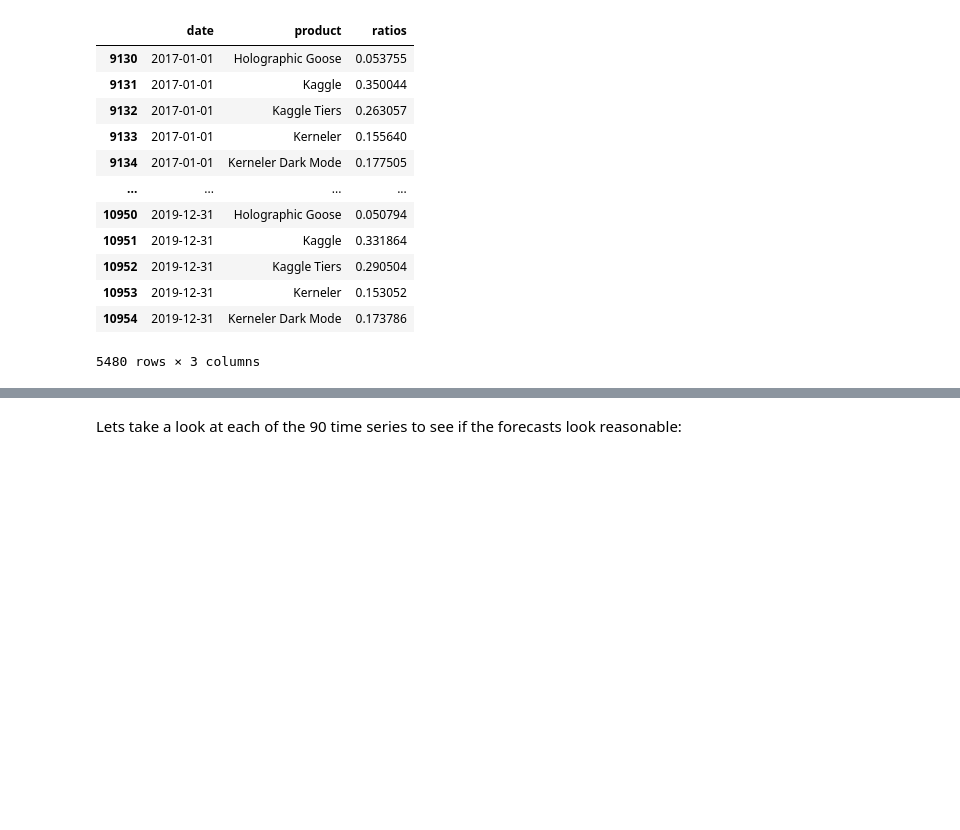
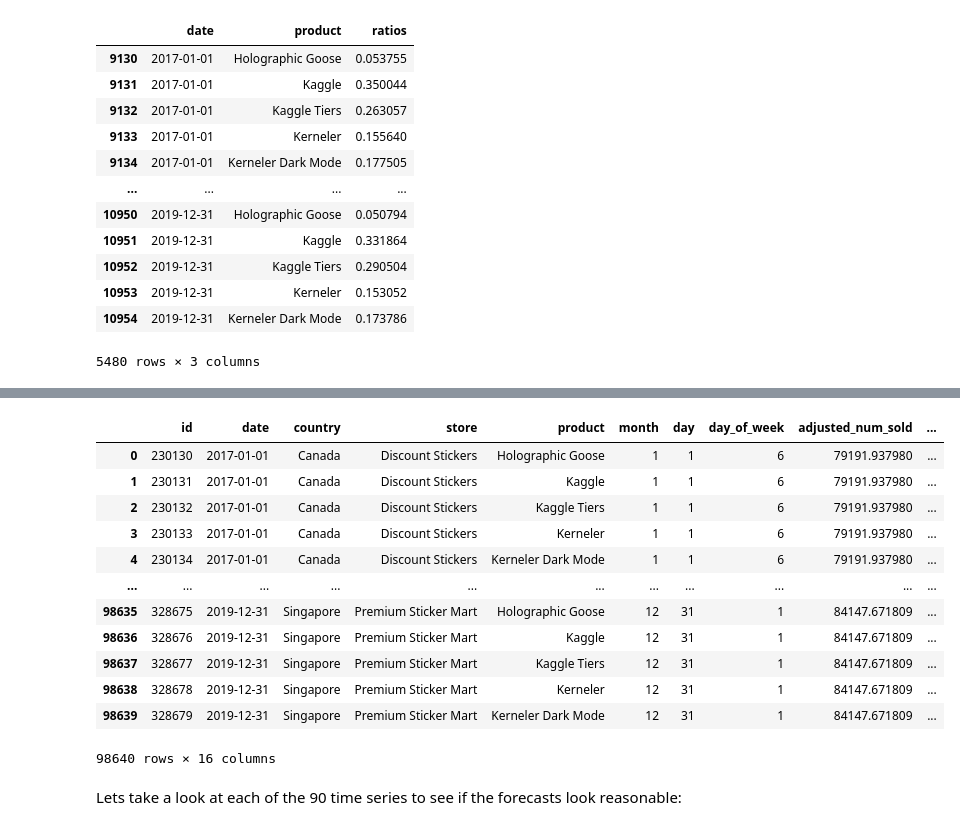
Before and after one commit to fyenne/kaggle_toolbox, a Jupyter notebook: pgs51/s5e1-previous-years-baseline-no-model.ipynb, the cells around one changed output, grey strips where cells are left out. Saved outputs shown, nothing was run; the diff lists cells and outputs as text; code cells hidden in the pictures; blank space fills up the shorter version.

```diff
--- a/pgs51/s5e1-previous-years-baseline-no-model.ipynb
+++ b/pgs51/s5e1-previous-years-baseline-no-model.ipynb
@@ -100,13 +103,3 @@ gdp_per_capita_filtered_ratios_df.loc[
 # %% [output]
 ['Canada' 'Finland' 'Italy' 'Kenya' 'Norway' 'Singapore']
 1.125889461973288
-# %%
-train_df["year"] = train_df["date"].dt.year
-
-train_df.loc[
-        (train_df["country"] == "Canada")
-        & (train_df["store"] == "Discount Stickers")
-        & (train_df["product"] == "Holographic Goose")
-        & (train_df["year"] == year),
-        :
-    ]
@@ -547,3 +634,19 @@ test_sub_df["num_sold"] = test_sub_df["num_sold"].round()
+# %%
+test_sub_df#.head(20)
+# %% [output]
+|  | id | date | country | store | product | month | day | day_of_week | adjusted_num_sold | ... |
+| 0 | 230130 | 2017-01-01 | Canada | Discount Stickers | Holographic Goose | 1 | 1 | 6 | 79191.937980 | ... |
+| 1 | 230131 | 2017-01-01 | Canada | Discount Stickers | Kaggle | 1 | 1 | 6 | 79191.937980 | ... |
+| 2 | 230132 | 2017-01-01 | Canada | Discount Stickers | Kaggle Tiers | 1 | 1 | 6 | 79191.937980 | ... |
+| 3 | 230133 | 2017-01-01 | Canada | Discount Stickers | Kerneler | 1 | 1 | 6 | 79191.937980 | ... |
+| 4 | 230134 | 2017-01-01 | Canada | Discount Stickers | Kerneler Dark Mode | 1 | 1 | 6 | 79191.937980 | ... |
+| ... | ... | ... | ... | ... | ... | ... | ... | ... | ... | ... |
+| 98635 | 328675 | 2019-12-31 | Singapore | Premium Sticker Mart | Holographic Goose | 12 | 31 | 1 | 84147.671809 | ... |
+| 98636 | 328676 | 2019-12-31 | Singapore | Premium Sticker Mart | Kaggle | 12 | 31 | 1 | 84147.671809 | ... |
+| 98637 | 328677 | 2019-12-31 | Singapore | Premium Sticker Mart | Kaggle Tiers | 12 | 31 | 1 | 84147.671809 | ... |
+| 98638 | 328678 | 2019-12-31 | Singapore | Premium Sticker Mart | Kerneler | 12 | 31 | 1 | 84147.671809 | ... |
+| 98639 | 328679 | 2019-12-31 | Singapore | Premium Sticker Mart | Kerneler Dark Mode | 12 | 31 | 1 | 84147.671809 | ... |
+98640 rows × 16 columns
 # %%
 def plot_individual_ts(df):
     colour_map = {"Canada": "blue", "Finland": "orange", "Italy": "green", "Kenya":"red", "Norway": "purple", "Singapore": "brown"}
```
Also changed, not shown: parts of 30 cells of this notebook, 1 other file.
